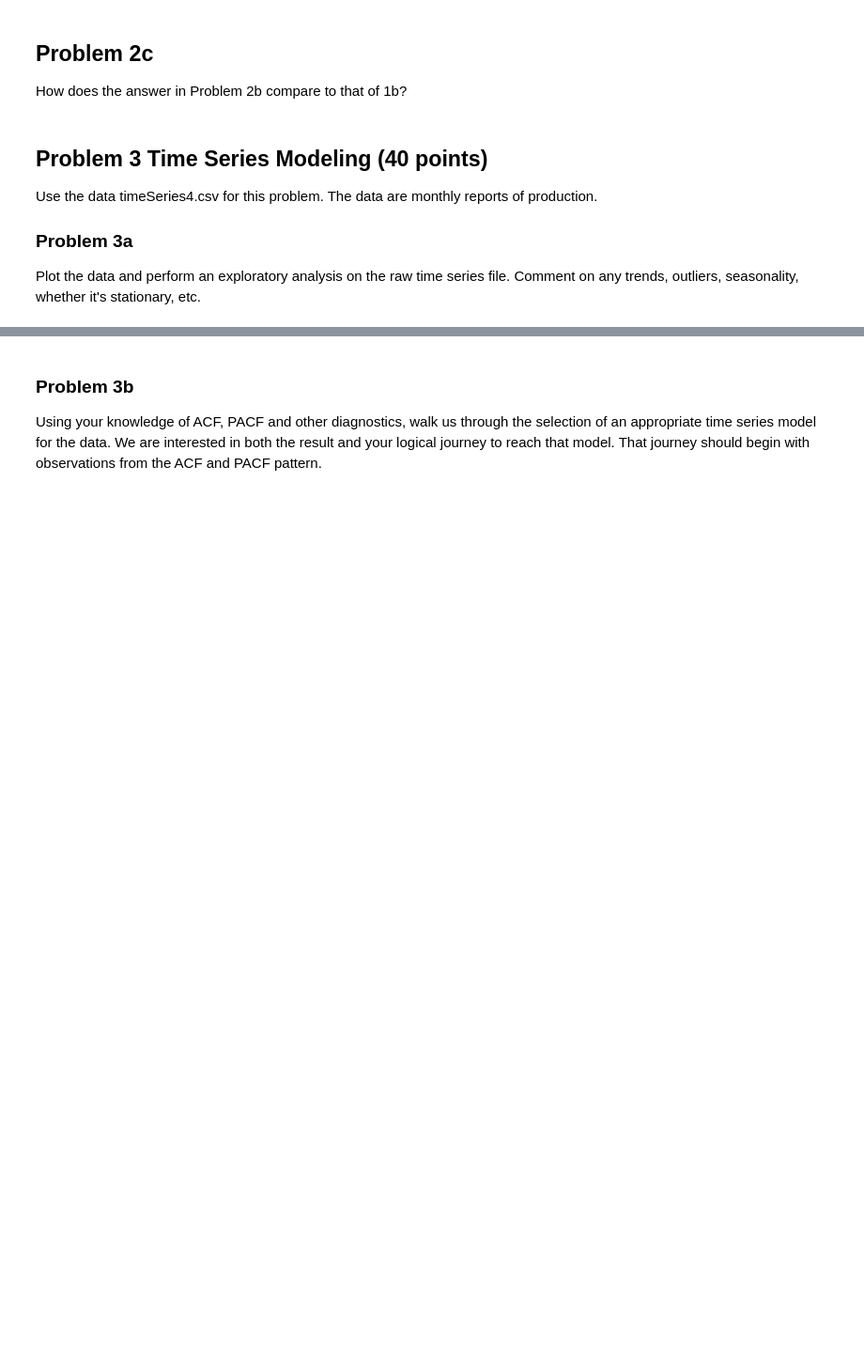
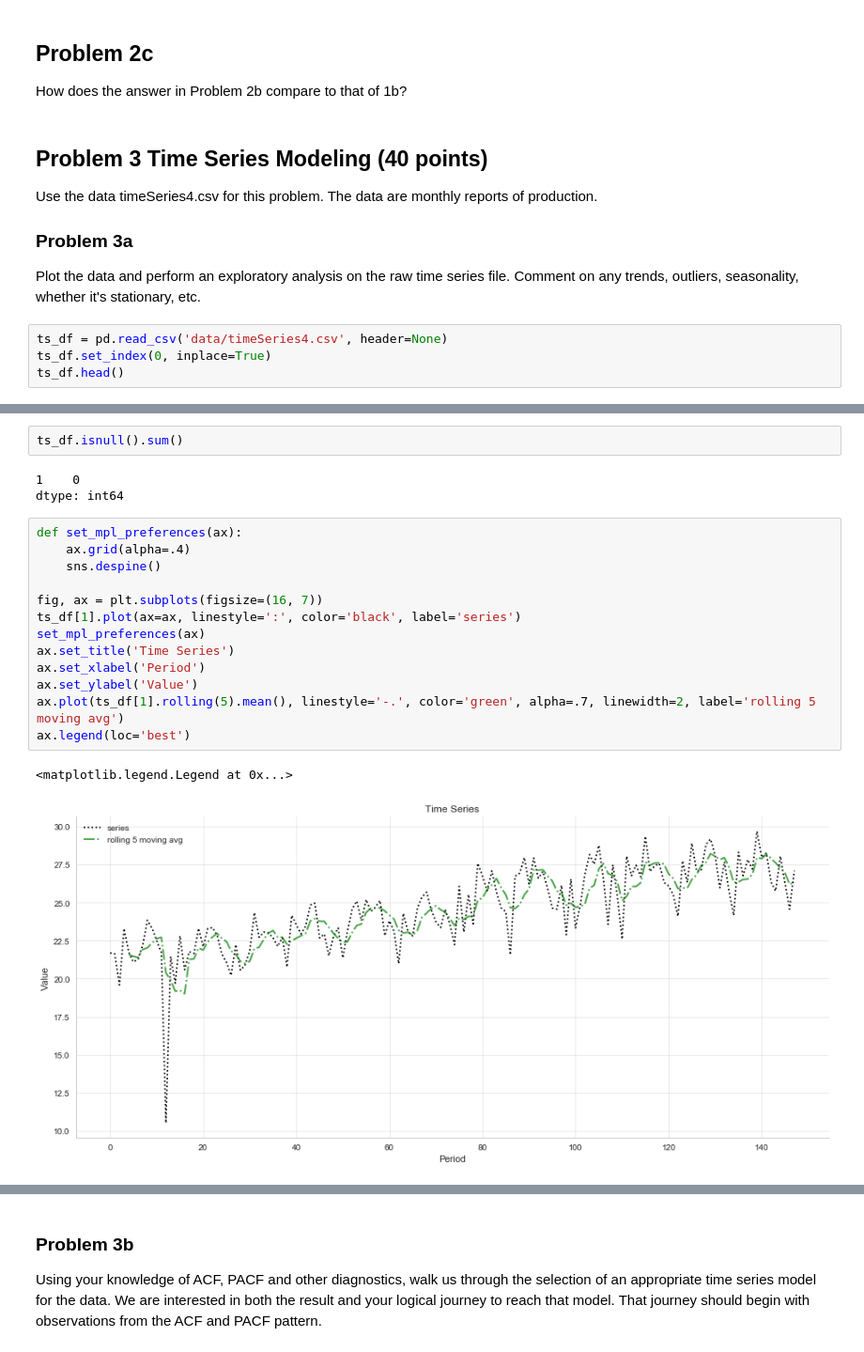
Before and after one commit to paulmattheww/Harvard-CS82-Advanced-ML, a Jupyter notebook: Assignments/HW3/HW3_2018_CSCIE82.ipynb, the cells around one changed output, grey strips where cells are left out. Shown at 94% size. Drawn from its saved outputs; the diff is of its cells as text; blank space fills up the shorter version.

```diff
--- a/Assignments/HW3/HW3_2018_CSCIE82.ipynb
+++ b/Assignments/HW3/HW3_2018_CSCIE82.ipynb
@@ -251,3 +274,7 @@ Use the data timeSeries4.csv for this problem. The data are monthly reports of p
 
 ### Problem 3a
 Plot the data and perform an exploratory analysis on the raw time series file. Comment on any trends, outliers, seasonality, whether it's stationary, etc.
+# %%
+ts_df = pd.read_csv('data/timeSeries4.csv', header=None)
+ts_df.set_index(0, inplace=True)
+ts_df.head()
@@ -253,0 +301,21 @@ Plot the data and perform an exploratory analysis on the raw time series file. C
+# %%
+ts_df.isnull().sum()
+# %% [output]
+1    0
+dtype: int64
+# %%
+def set_mpl_preferences(ax):
+    ax.grid(alpha=.4)
+    sns.despine()
+
+fig, ax = plt.subplots(figsize=(16, 7))
+ts_df[1].plot(ax=ax, linestyle=':', color='black', label='series')
+set_mpl_preferences(ax)
+ax.set_title('Time Series')
+ax.set_xlabel('Period')
+ax.set_ylabel('Value')
+ax.plot(ts_df[1].rolling(5).mean(), linestyle='-.', color='green', alpha=.7, linewidth=2, label='rolling 5 moving avg')
+ax.legend(loc='best')
+# %% [output]
+<matplotlib.legend.Legend at 0x...>
+[figure, added]
```
Also changed, not shown: parts of 7 cells of this notebook, 1 other file.
